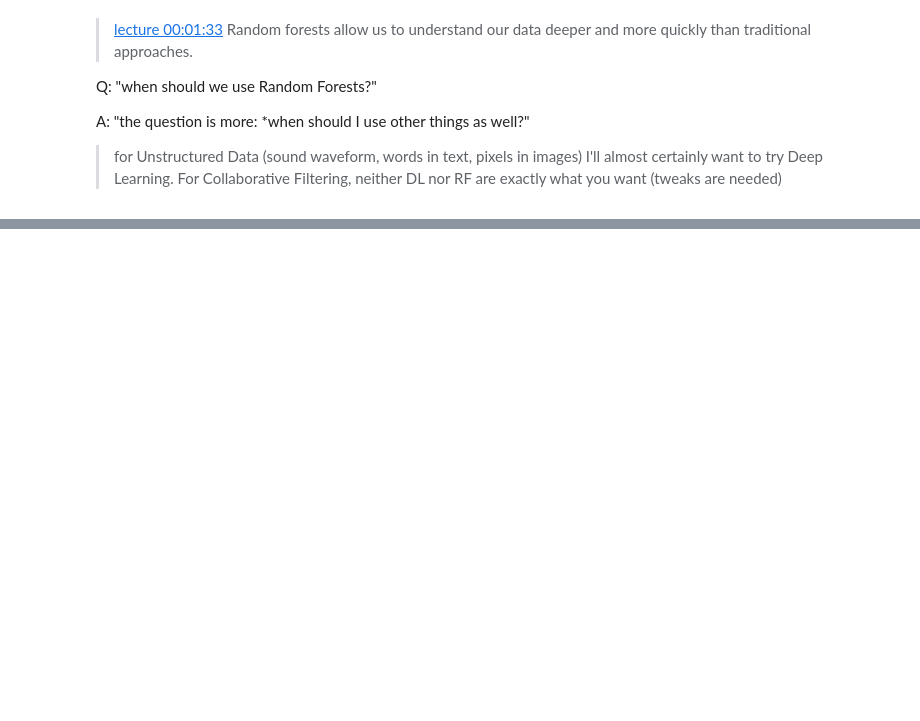
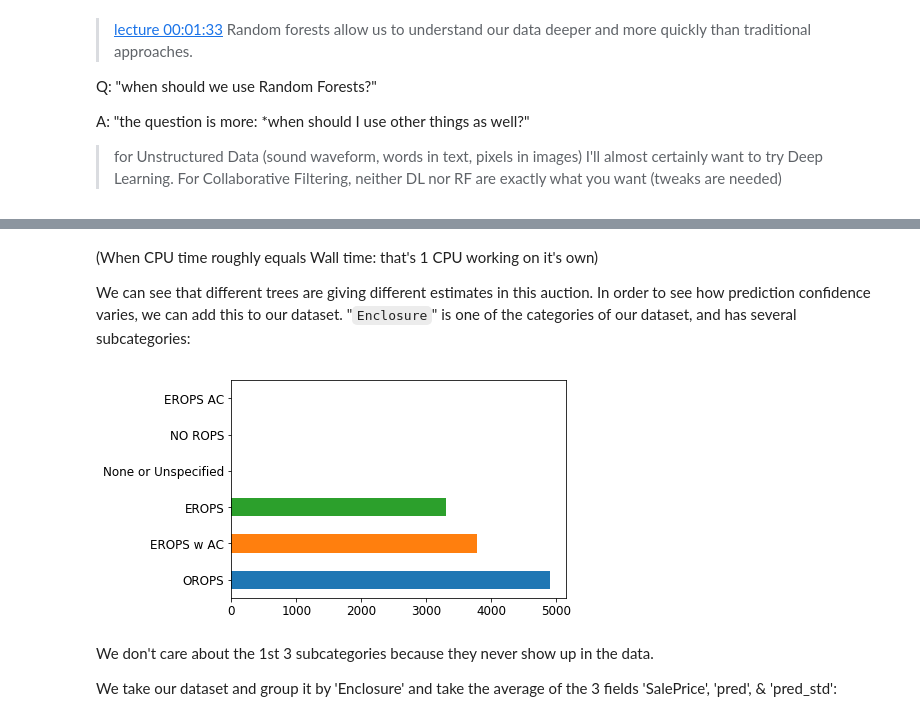
Before and after one commit to WNoxchi/deeplearningstudy, a Jupyter notebook: FAML1/Lesson2-rf_interpretation-codealong.ipynb, the cells around one changed output, grey strips where cells are left out. Saved outputs shown, nothing was run; the diff lists cells and outputs as text; code cells hidden in the pictures; blank space fills up the shorter version.

Commit message:
finished codealong code; updated tips; data/ uses symlink

```diff
--- a/FAML1/Lesson2-rf_interpretation-codealong.ipynb
+++ b/FAML1/Lesson2-rf_interpretation-codealong.ipynb
@@ -32,4 +45,5 @@ set_plot_sizes(12,14,16)
 # %%
-PATH = "data/bulldozers/"
-df_raw = pd.read_feather('tmp/raw')
-df_trn, y_trn, nas = proc_df(df_raw, 'SalePrice')
+PATH = 'data/bulldozers/'
+
+df_raw = pd.read_feather('tmp/bulldozers-raw.feather')
+df_trn, y_trn , nas = proc_df(df_raw, 'SalePrice')
@@ -37,0 +50,7 @@ ArrowIOError: Failed to open local file: tmp/raw , error: No such file or direct
+# %%
+def split_vals(a,n): return a[:n], a[n:]
+n_valid = 12000
+n_trn = len(df_trn) - n_valid
+X_train, X_valid = split_vals(df_trn, n_trn)
+y_train, y_valid = split_vals(y_trn, n_trn)
+raw_train, raw_valid = split_vals(df_raw, n_trn)
@@ -37,0 +137,15 @@ ArrowIOError: Failed to open local file: tmp/raw , error: No such file or direct
+# %% [markdown]
+(When CPU time roughly equals Wall time: that's 1 CPU working on it's own)
+
+We can see that different trees are giving different estimates in this auction. In order to see how prediction confidence varies, we can add this to our dataset. "`Enclosure`" is one of the categories of our dataset, and has several subcategories:
+# %%
+x = raw_valid.copy()                  # create copy of data
+x['pred_std'] = np.std(preds, axis=0) # add col for stdv of preds
+x['pred'] = np.mean(preds, axis=0)    # add col for mean of preds
+x.Enclosure.value_counts().plot.barh();
+# %% [output]
+[figure, added]
+# %% [markdown]
+We don't care about the 1st 3 subcategories because they never show up in the data.
+
+We take our dataset and group it by 'Enclosure' and take the average of the 3 fields 'SalePrice', 'pred', & 'pred_std':
```
Also changed, not shown: parts of 124 cells of this notebook, 2 other files.
